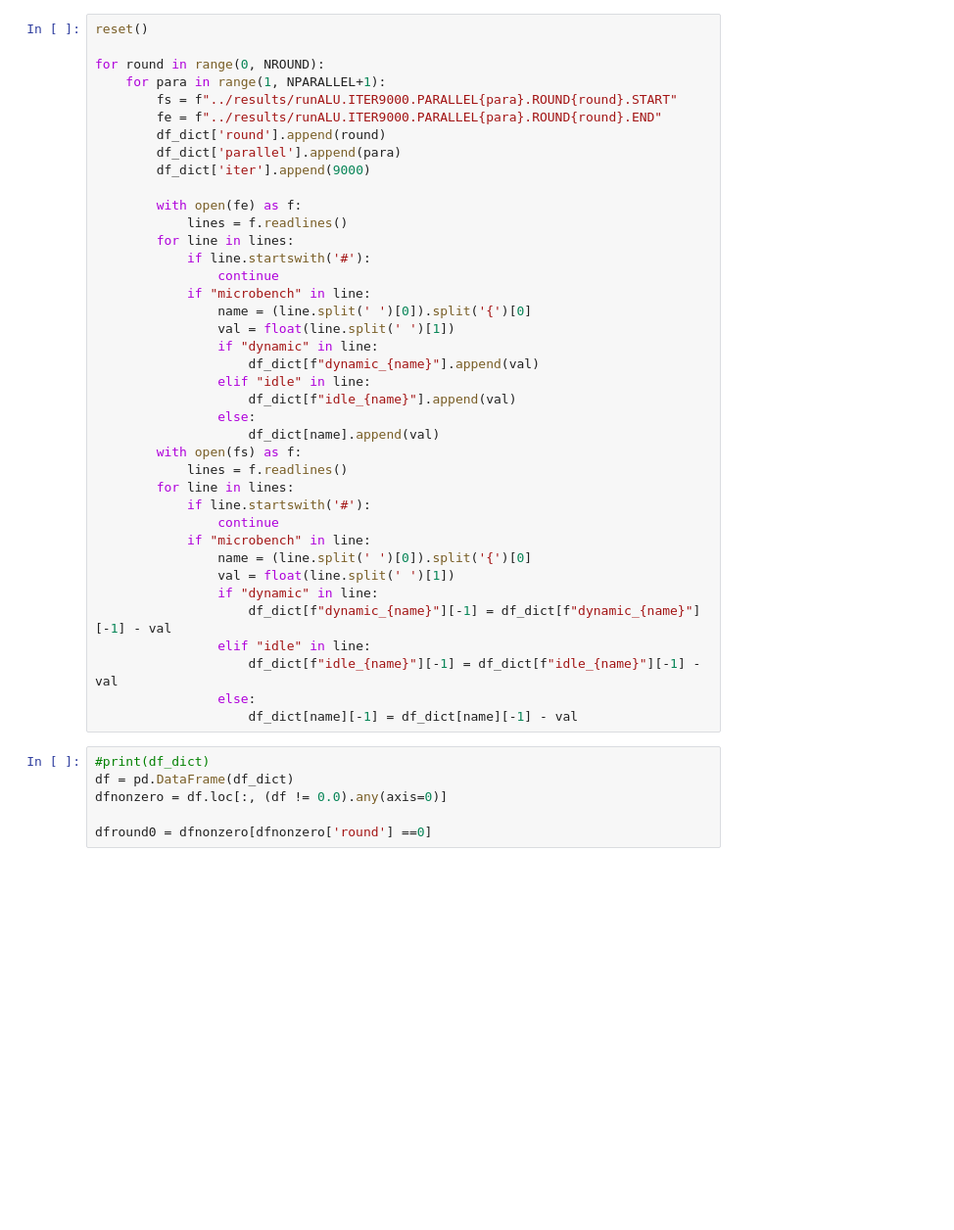
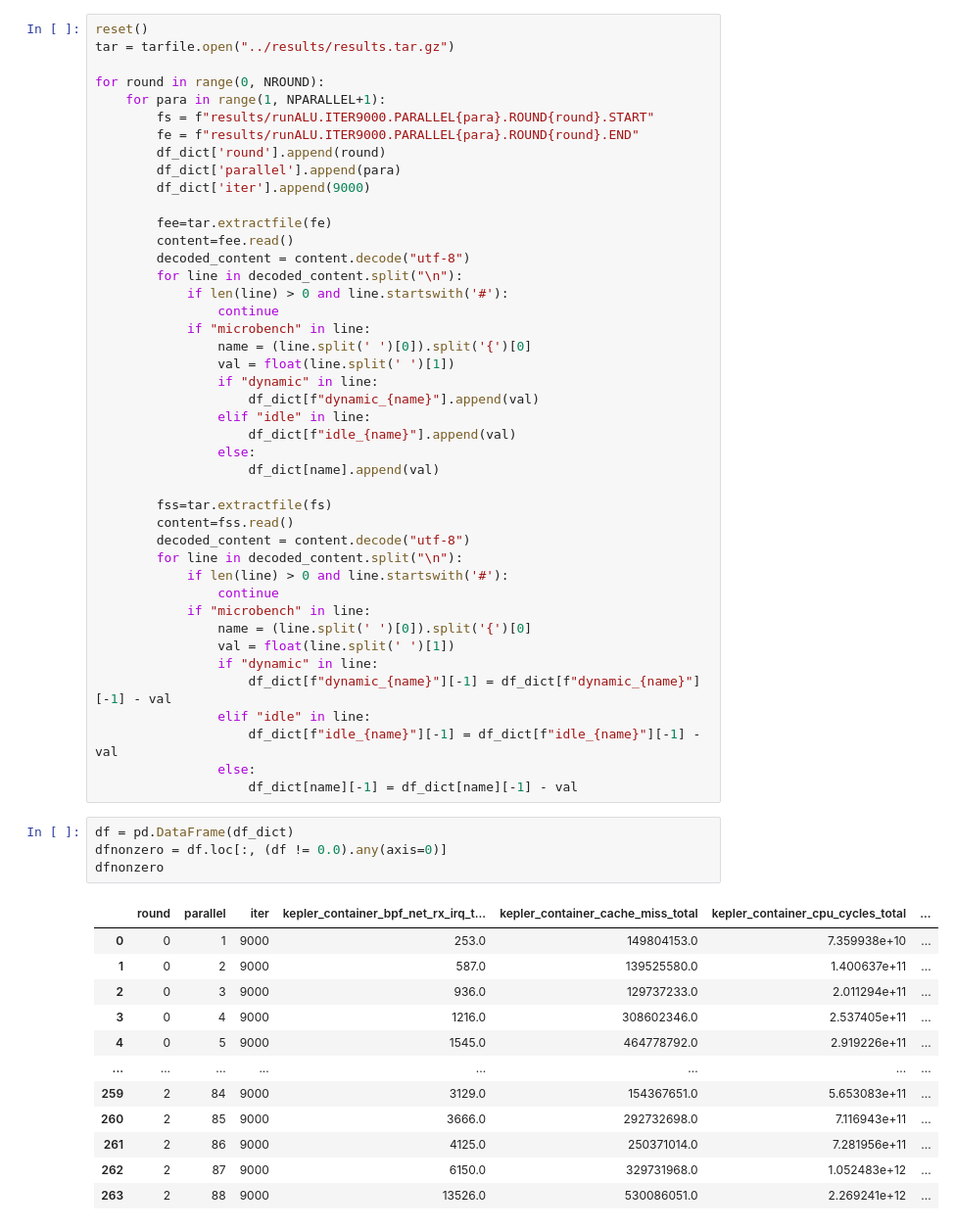
Before and after one commit to SustainableOpenShift/peakler, a Jupyter notebook: experiments/microbenchmarks/jupyter-notebook/kepler_alu_parallel_3_11_24.ipynb, the cells around one changed output. Shown at 98% size. Cells and saved outputs as stored; diff of their text form; blank space fills up the shorter version.

```diff
--- a/experiments/microbenchmarks/jupyter-notebook/kepler_alu_parallel_3_11_24.ipynb
+++ b/experiments/microbenchmarks/jupyter-notebook/kepler_alu_parallel_3_11_24.ipynb
@@ -64,19 +65,21 @@ The autoreload extension is already loaded. To reload it, use:
   %reload_ext autoreload
 # %%
 reset()
+tar = tarfile.open("../results/results.tar.gz")
 
 for round in range(0, NROUND):
     for para in range(1, NPARALLEL+1):
-        fs = f"../results/runALU.ITER9000.PARALLEL{para}.ROUND{round}.START"
-        fe = f"../results/runALU.ITER9000.PARALLEL{para}.ROUND{round}.END"
+        fs = f"results/runALU.ITER9000.PARALLEL{para}.ROUND{round}.START"
+        fe = f"results/runALU.ITER9000.PARALLEL{para}.ROUND{round}.END"
         df_dict['round'].append(round)
         df_dict['parallel'].append(para)
         df_dict['iter'].append(9000)
 
-        with open(fe) as f:
-            lines = f.readlines()
-        for line in lines:
-            if line.startswith('#'):
+        fee=tar.extractfile(fe)
+        content=fee.read()
+        decoded_content = content.decode("utf-8")
+        for line in decoded_content.split("\n"):
+            if len(line) > 0 and line.startswith('#'):
                 continue
             if "microbench" in line:
                 name = (line.split(' ')[0]).split('{')[0]
@@ -87,10 +90,12 @@ for round in range(0, NROUND):
                     df_dict[f"idle_{name}"].append(val)
                 else:
                     df_dict[name].append(val)
-        with open(fs) as f:
-            lines = f.readlines()
-        for line in lines:
-            if line.startswith('#'):
+
+        fss=tar.extractfile(fs)
+        content=fss.read()
+        decoded_content = content.decode("utf-8")
+        for line in decoded_content.split("\n"):
+            if len(line) > 0 and line.startswith('#'):
                 continue
             if "microbench" in line:
                 name = (line.split(' ')[0]).split('{')[0]
@@ -102,9 +107,19 @@ for round in range(0, NROUND):
                 else:
                     df_dict[name][-1] = df_dict[name][-1] - val
 # %%
-#print(df_dict)
 df = pd.DataFrame(df_dict)
 dfnonzero = df.loc[:, (df != 0.0).any(axis=0)]
-
-dfround0 = dfnonzero[dfnonzero['round'] ==0]
+dfnonzero
 # %% [output]
+|  | round | parallel | iter | kepler_container_bpf_net_rx_irq_t... | kepler_container_cache_miss_total | kepler_container_cpu_cycles_total | ... |
+| 0 | 0 | 1 | 9000 | 253.0 | 149804153.0 | 7.359938e+10 | ... |
+| 1 | 0 | 2 | 9000 | 587.0 | 139525580.0 | 1.400637e+11 | ... |
+| 2 | 0 | 3 | 9000 | 936.0 | 129737233.0 | 2.011294e+11 | ... |
+| 3 | 0 | 4 | 9000 | 1216.0 | 308602346.0 | 2.537405e+11 | ... |
+| 4 | 0 | 5 | 9000 | 1545.0 | 464778792.0 | 2.919226e+11 | ... |
+| ... | ... | ... | ... | ... | ... | ... | ... |
+| 259 | 2 | 84 | 9000 | 3129.0 | 154367651.0 | 5.653083e+11 | ... |
+| 260 | 2 | 85 | 9000 | 3666.0 | 292732698.0 | 7.116943e+11 | ... |
+| 261 | 2 | 86 | 9000 | 4125.0 | 250371014.0 | 7.281956e+11 | ... |
+| 262 | 2 | 87 | 9000 | 6150.0 | 329731968.0 | 1.052483e+12 | ... |
+| 263 | 2 | 88 | 9000 | 13526.0 | 530086051.0 | 2.269241e+12 | ... |
```
Also changed, not shown: parts of 6 cells of this notebook, 2 other files.
